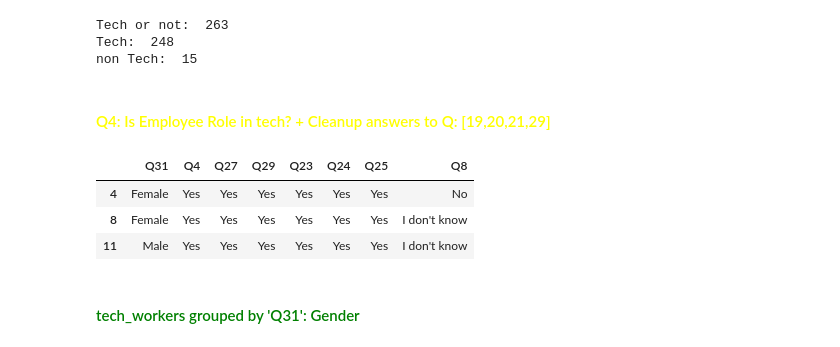
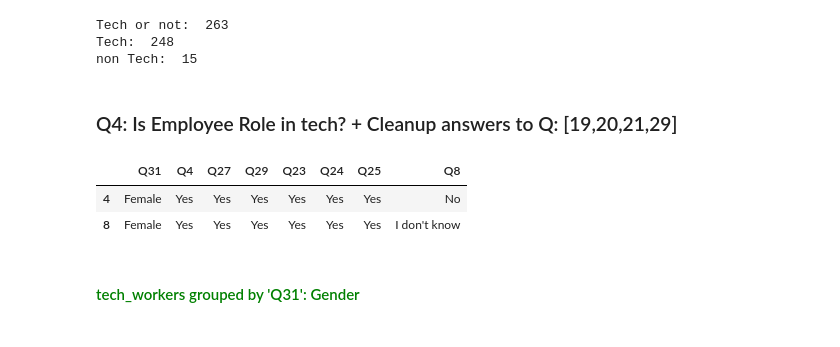
Before and after one commit to gnavneetg/BootCampG5, a Jupyter notebook: MauriciosNotebook/genders_anonymity.ipynb, the cells around one changed output. Cells and saved outputs as stored; diff of their text form; code cells hidden in the pictures.

```diff
--- a/MauriciosNotebook/genders_anonymity.ipynb
+++ b/MauriciosNotebook/genders_anonymity.ipynb
@@ -267,7 +169,7 @@ Tech or not:  263
 Tech:  248
 non Tech:  15
 # %% [markdown]
-#### <span style="color:yellow">Q4: Is Employee Role in tech? +  Cleanup answers to Q: [19,20,21,29]</span>
+### Q4: Is Employee Role in tech? +  Cleanup answers to Q: [19,20,21,29]
 # %%
 # Q4: Is Employee Role in tech?
 tech_workers_df = pd.DataFrame(q_cols_df[q_cols_df['Q4'] == 1.0])
@@ -304,12 +206,11 @@ tech_workers_df['Q29'] = tech_workers_df['Q29'].replace({
 # REDUCING TECH WORKERS DF TO RELEVANT COLUMNS
 tech_workers_df = tech_workers_df[['Q31','Q4', 'Q27', 'Q29', 'Q23', 'Q24', 'Q25', 'Q8']]
 # %%
-tech_workers_df.head(3)
+tech_workers_df.head(2)
 # %% [output]
 |  | Q31 | Q4 | Q27 | Q29 | Q23 | Q24 | Q25 | Q8 |
 | 4 | Female | Yes | Yes | Yes | Yes | Yes | Yes | No |
 | 8 | Female | Yes | Yes | Yes | Yes | Yes | Yes | I don't know |
-| 11 | Male | Yes | Yes | Yes | Yes | Yes | Yes | I don't know |
 # %% [markdown]
 #### <span style="color:green">tech_workers grouped by 'Q31': Gender</span>
 # %%
```
Also changed, not shown: parts of 34 cells of this notebook, 1 other file.
